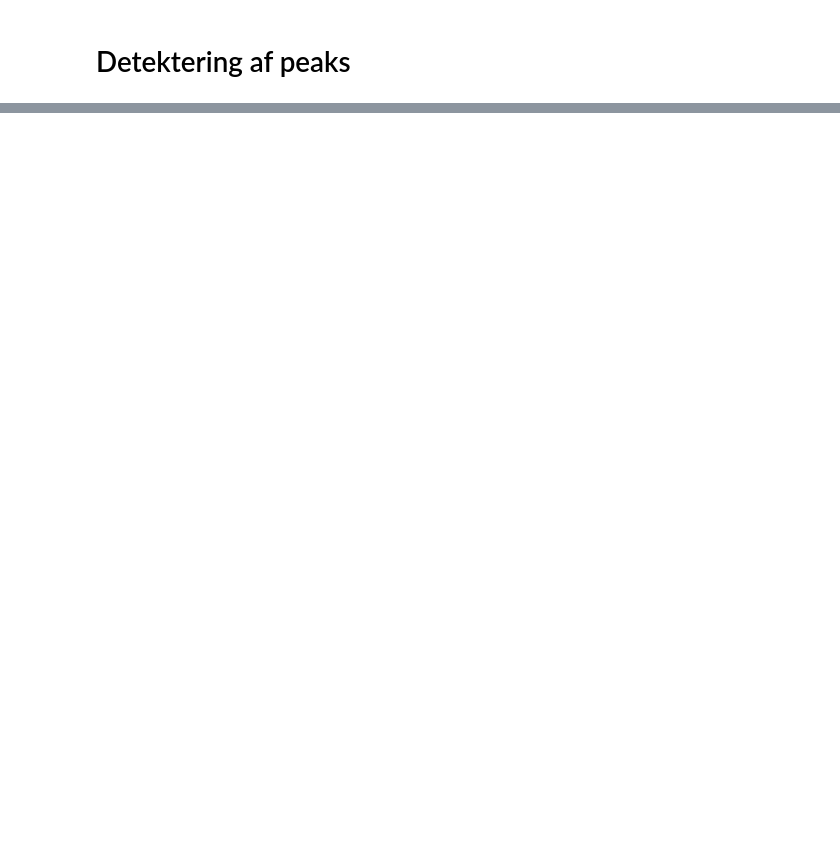
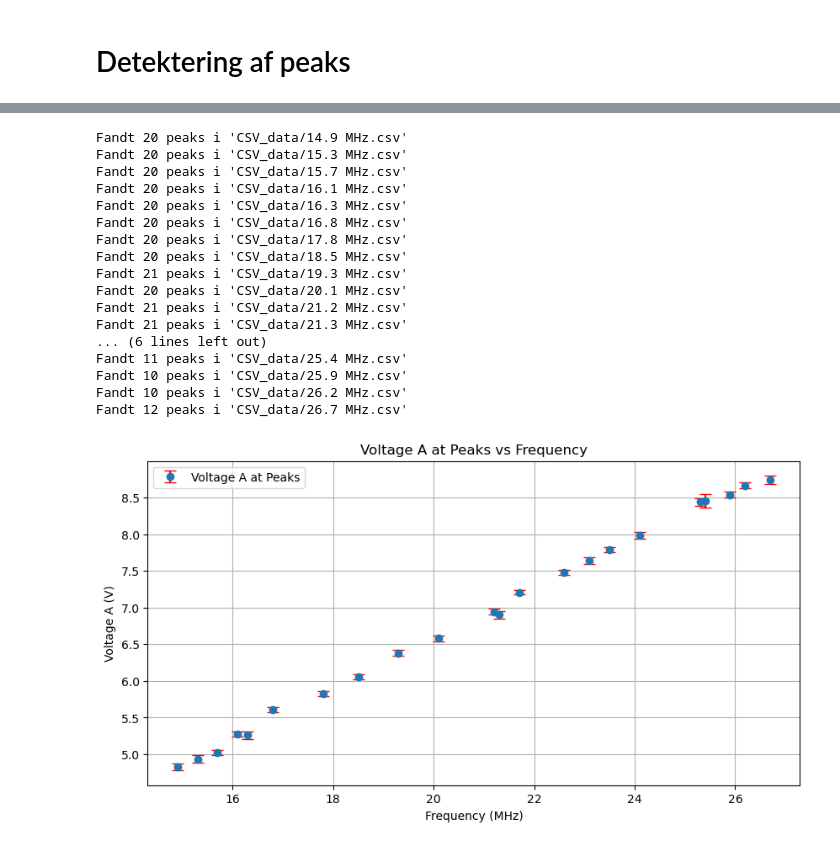
Before and after one commit to Focus9752/Kvant2-lab, a Jupyter notebook: dataanalyse.ipynb, the cells around one changed output, grey strips where cells are left out. Drawn from its saved outputs; the diff is of its cells as text; code cells hidden in the pictures; blank space fills up the shorter version.

```diff
--- a/dataanalyse.ipynb
+++ b/dataanalyse.ipynb
@@ -7,3 +6,9 @@ import matplotlib.pyplot as plt
 from scipy.signal import find_peaks
 # %% [markdown]
 # Hjælpefunktioner
+# %%
+def error_on_the_mean(data, n):
+    """
+    Returnerer gennemsnit og usikkerhed på gennemsnittet for et datasæt.
+    """
+    return (np.mean(data), np.std(data) / np.sqrt(n))
@@ -58,0 +148,53 @@ Antal peaks i kanal B: 83
+# %%
+# Indeholder alle frekvenserne vi har målt ved i MHz
+frequency_list = [14.9, 15.3, 15.7, 16.1, 16.3, 16.8, 17.8, 18.5, 19.3, 20.1, 21.2, 21.3, 21.7, 22.6, 23.1, 23.5, 24.1, 25.3, 25.4, 25.9, 26.2, 26.7]
+
+# En liste med alle filnavne i formatet xx MHz.csv
+file_list = [f"CSV_data/{str(freq)} MHz.csv" for freq in frequency_list]
+
+voltage_A_averages = []
+voltage_A_errors = []
+
+for file_location in file_list:
+    # Analyser CSV-filen og gem resultaterne
+    result = analyze_csv(file_location)
+
+    # Beregn gennemsnit og usikkerhed for kanal A ved peaks
+    voltage_A_mean, voltage_A_error = error_on_the_mean(result["voltage_A_at_peaks"], len(result["peaks"]))
+
+    # Gem resultaterne
+    voltage_A_averages.append(voltage_A_mean)
+    voltage_A_errors.append(voltage_A_error)
+
+# Konverter til numpy arrays for nemmere håndtering
+voltage_A_averages = np.array(voltage_A_averages)
+voltage_A_errors = np.array(voltage_A_errors)
+
+# Plot resultaterne
+plt.figure(figsize=(10, 5))
+plt.errorbar(frequency_list, voltage_A_averages, yerr=voltage_A_errors, fmt='o', label='Voltage A at Peaks', ecolor='red', capsize=5)
+plt.xlabel('Frequency (MHz)')
+plt.ylabel('Voltage A (V)')
+plt.title('Voltage A at Peaks vs Frequency')
+plt.legend()
+plt.grid()
+plt.show()
+# %% [output]
+Fandt 20 peaks i 'CSV_data/14.9 MHz.csv'
+Fandt 20 peaks i 'CSV_data/15.3 MHz.csv'
+Fandt 20 peaks i 'CSV_data/15.7 MHz.csv'
+Fandt 20 peaks i 'CSV_data/16.1 MHz.csv'
+Fandt 20 peaks i 'CSV_data/16.3 MHz.csv'
+Fandt 20 peaks i 'CSV_data/16.8 MHz.csv'
+Fandt 20 peaks i 'CSV_data/17.8 MHz.csv'
+Fandt 20 peaks i 'CSV_data/18.5 MHz.csv'
+Fandt 21 peaks i 'CSV_data/19.3 MHz.csv'
+Fandt 20 peaks i 'CSV_data/20.1 MHz.csv'
+Fandt 21 peaks i 'CSV_data/21.2 MHz.csv'
+Fandt 21 peaks i 'CSV_data/21.3 MHz.csv'
+... (6 lines left out)
+Fandt 11 peaks i 'CSV_data/25.4 MHz.csv'
+Fandt 10 peaks i 'CSV_data/25.9 MHz.csv'
+Fandt 10 peaks i 'CSV_data/26.2 MHz.csv'
+Fandt 12 peaks i 'CSV_data/26.7 MHz.csv'
+[figure, added]
```
Also changed, not shown: parts of 11 cells of this notebook.
